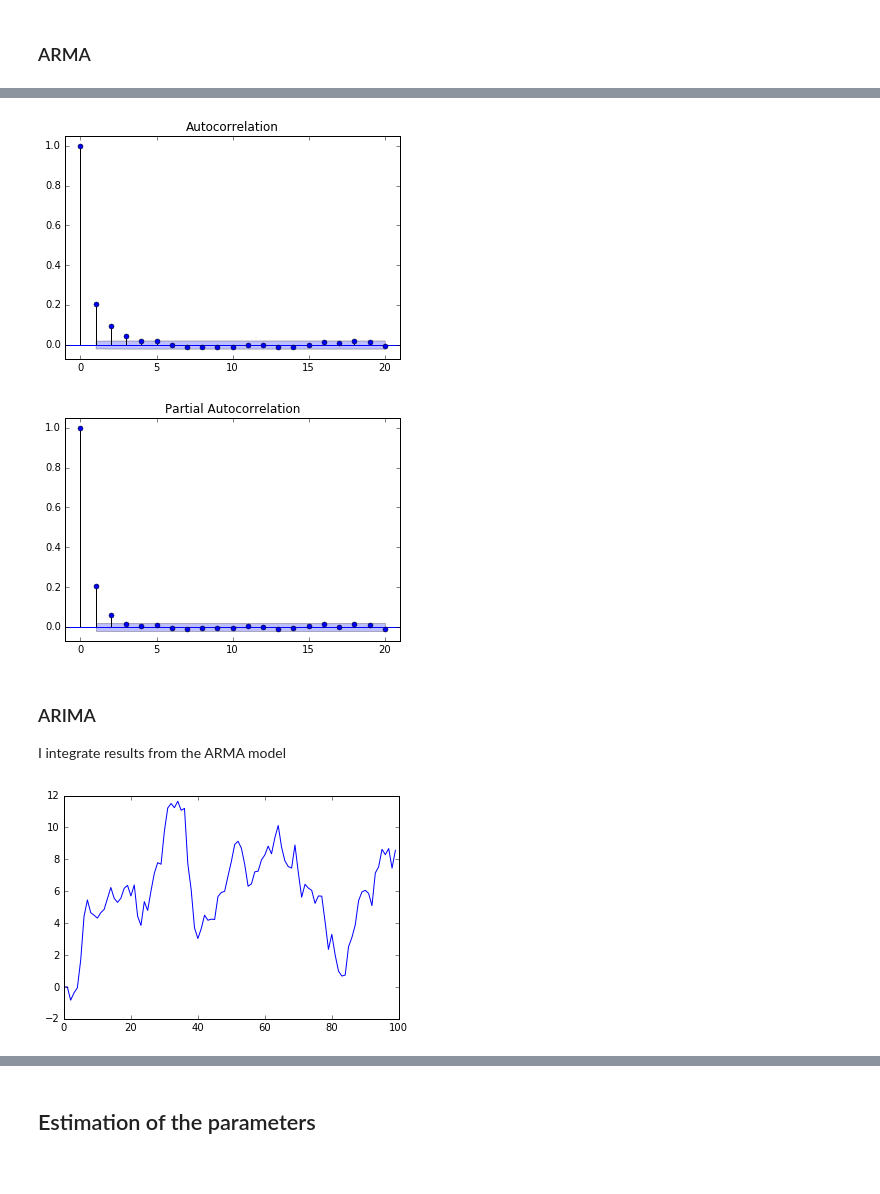
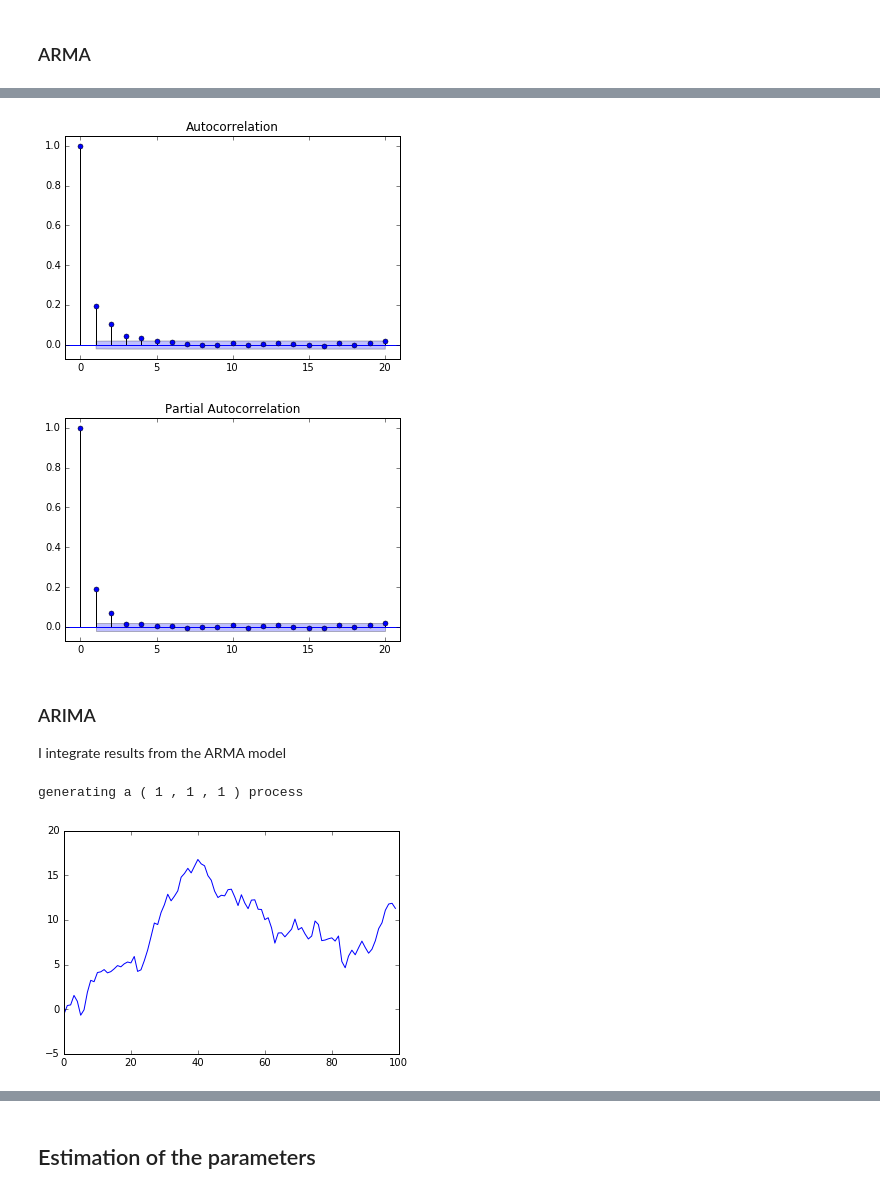
Before and after one commit to baruselli/random_walks, a Jupyter notebook: random_walks.ipynb, the cells around one changed output, grey strips where cells are left out. Saved outputs shown, nothing was run; the diff lists cells and outputs as text; code cells hidden in the pictures.

```diff
--- a/random_walks.ipynb
+++ b/random_walks.ipynb
@@ -323,19 +323,2 @@ statsmodels.graphics.tsaplots.plot_pacf(AR1,lags=20);
 # %% [markdown]
 ### ARMA
-# %%
-def generate_arma(Z,alfas,betas):
-    """given noise Z and parameters alfa_p, beta_q, generate an ARMA process"""
-    import numpy as np
-    if np.abs(betas[0]-1)>1e-8: print ("warning beta_0 is not 1, but", betas[0])
-    ARMA1=np.zeros(len(Z))
-    for t in range(len(alfas),len(Z)):
-        for p in range(1,len(alfas)):
-            ARMA1[t]+=ARMA1[t-p]*alfas[p]
-        for q in range(len(betas)):
-            ARMA1[t]+=betas[q]*Z[t-q]
-    return ARMA1
-
-alfas=np.array((0,0.5,))   #AR, first is ignored
-betas=np.array((1,-0.3,))   #MA, first is 1
-ARMA1=generate_arma(X1[:,0],alfas,betas)
-plt.plot(ARMA1[:50]);
@@ -343,0 +325,22 @@ plt.plot(ARMA1[:50]);
+# %%
+def generate_arma(Z,alfa_p,beta_q,integrate=False):
+    """given noise Z and parameters alfa_p, beta_q, generate an ARMA process"""
+    p=len(alfa_p)
+    q=len(beta_q)
+    if(integrate): print("generating a (",p,", 1 ,",q,") process")
+    else:          print("generating a (",p,", 0 ,",q,") process")
+    import numpy as np
+    ARMA=Z.copy()
+    for t in range(max(p,q),len(Z)):
+        for i in range(p):
+            ARMA[t]+=ARMA[t-i-1]*alfa_p[i]
+        for j in range(q):
+            ARMA[t]+=Z[t-j-1]*beta_q[j]
+    if(integrate): return np.cumsum(ARMA)
+    else:          return ARMA
+
+Z=X1[:,1]
+alfa_p=(0.5,)   #AR
+beta_q=(-0.3,)  #MA
+ARMA1=generate_arma(Z,alfa_p,beta_q)
+plt.plot(ARMA1[:50]);
@@ -344,19 +350,21 @@ plt.plot(ARMA1[:50]);
 # %%
 statsmodels.graphics.tsaplots.plot_acf(ARMA1,lags=20);
 # %% [output]
-[figure, old version]
+[figure, new version]
 # %%
 statsmodels.graphics.tsaplots.plot_pacf(ARMA1,lags=20);
 # %% [output]
-[figure, old version]
+[figure, new version]
 # %% [markdown]
 ### ARIMA
 I integrate results from the ARMA model
 # %%
-ARIMA1=np.cumsum(ARMA1)
+#ARIMA1=np.cumsum(ARMA1)
+ARIMA1=generate_arma(Z,alfa_p,beta_q,integrate=True)
 plt.plot(ARIMA1[:100]);
 # %% [output]
+generating a ( 1 , 1 , 1 ) process
-[figure, old version]
+[figure, new version]
 # %%
 statsmodels.graphics.tsaplots.plot_acf(ARIMA1,lags=20);
 # %% [output]
```
Also changed, not shown: parts of 76 cells of this notebook.
